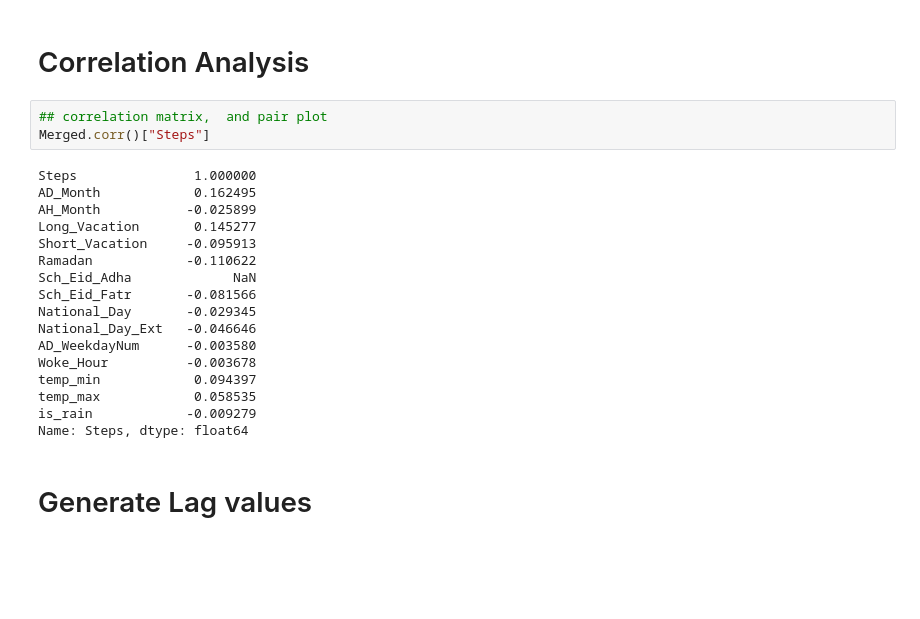
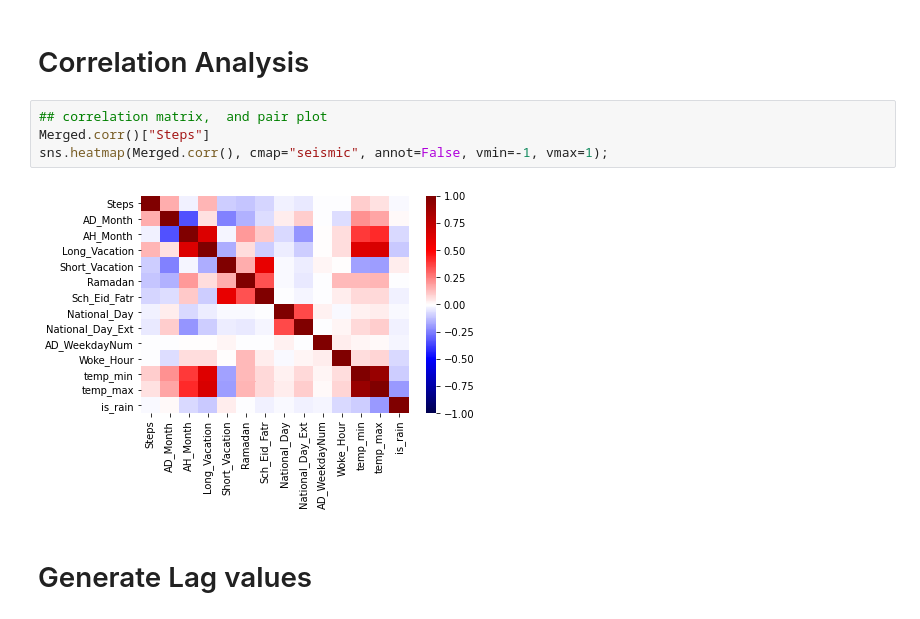
Before and after one commit to ibalzuhairi/ML-Regression-Physical-Activity, a Jupyter notebook: Merging.ipynb, the cells around one changed output. Cells and saved outputs as stored; diff of their text form; blank space fills up the shorter version.

```diff
--- a/Merging.ipynb
+++ b/Merging.ipynb
@@ -67,23 +69,9 @@ Merged
 # %%
 ## correlation matrix,  and pair plot
 Merged.corr()["Steps"]
+sns.heatmap(Merged.corr(), cmap="seismic", annot=False, vmin=-1, vmax=1);
 # %% [output]
-Steps               1.000000
-AD_Month            0.162495
-AH_Month           -0.025899
-Long_Vacation       0.145277
-Short_Vacation     -0.095913
-Ramadan            -0.110622
-Sch_Eid_Adha             NaN
-Sch_Eid_Fatr       -0.081566
-National_Day       -0.029345
-National_Day_Ext   -0.046646
-AD_WeekdayNum      -0.003580
-Woke_Hour          -0.003678
-temp_min            0.094397
-temp_max            0.058535
-is_rain            -0.009279
-Name: Steps, dtype: float64
+[figure, added]
 # %% [markdown]
 # Generate Lag values
 # %%
```
Also changed, not shown: parts of 10 cells of this notebook.
